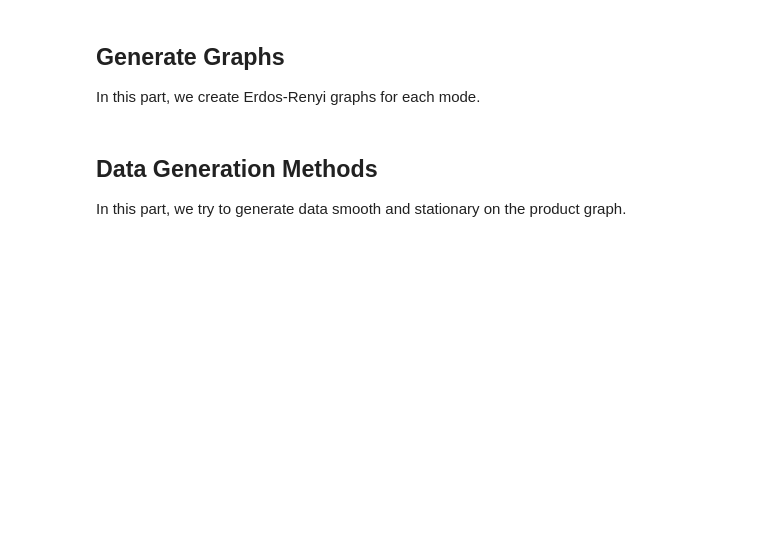
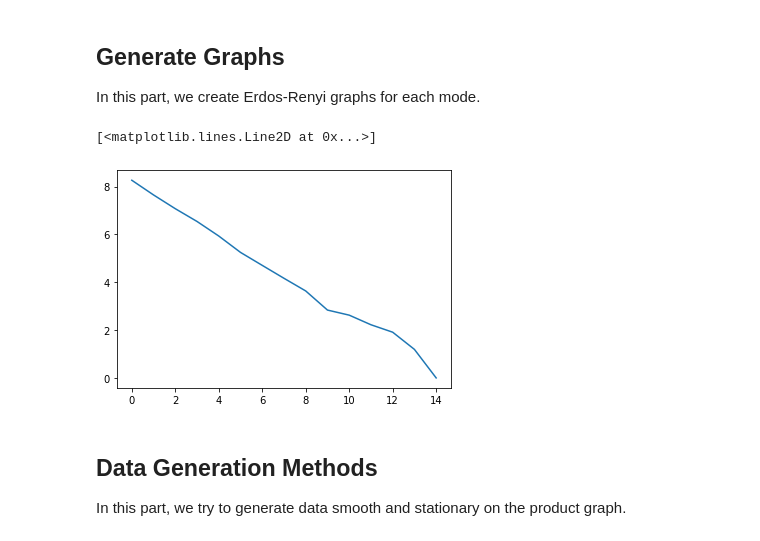
Before and after one commit to mrsfgl/geometric_tensor_learning, a Jupyter notebook: notebooks/scratch.ipynb, the cells around one changed output. Cells and saved outputs as stored; diff of their text form; code cells hidden in the pictures; blank space fills up the shorter version.

```diff
--- a/notebooks/scratch.ipynb
+++ b/notebooks/scratch.ipynb
@@ -27,9 +29,15 @@ n = len(sizes)
 ## Generate Graphs
 In this part, we create Erdos-Renyi graphs for each mode.
 # %%
-d = 2
+d = 1.1
 G = [nx.erdos_renyi_graph(sizes[i], d*np.log(sizes[i])/sizes[i]) for i in range(n)] # List of graphs for each mode
 Phi = [nx.laplacian_matrix(G[i]).todense() for i in range(n)] # Graph Laplacians of these graphs
+U, S, V = np.linalg.svd(Phi[0])
+ind = np.argsort(S)[::-1]
+plt.plot(S[ind])
+# %% [output]
+[<matplotlib.lines.Line2D at 0x...>]
+[figure, added]
 # %% [markdown]
 ## Data Generation Methods
 
```
Also changed, not shown: parts of 4 cells of this notebook, 4 other files.
